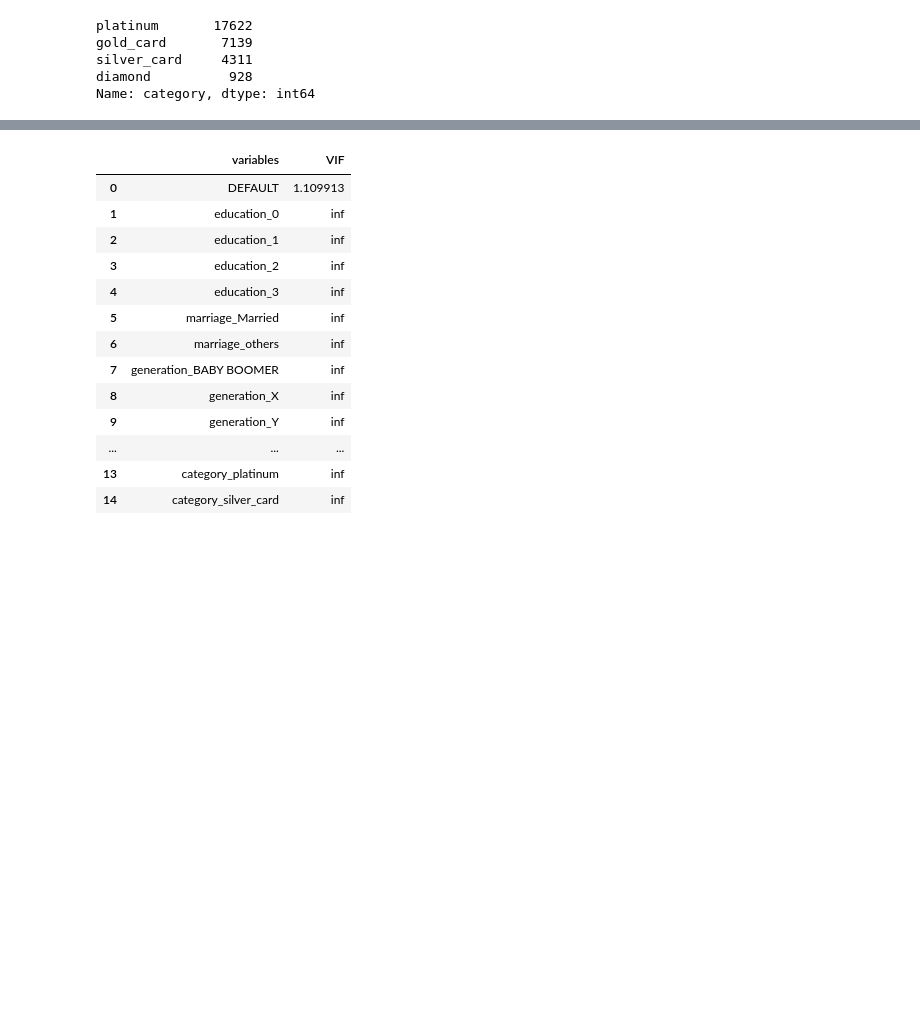
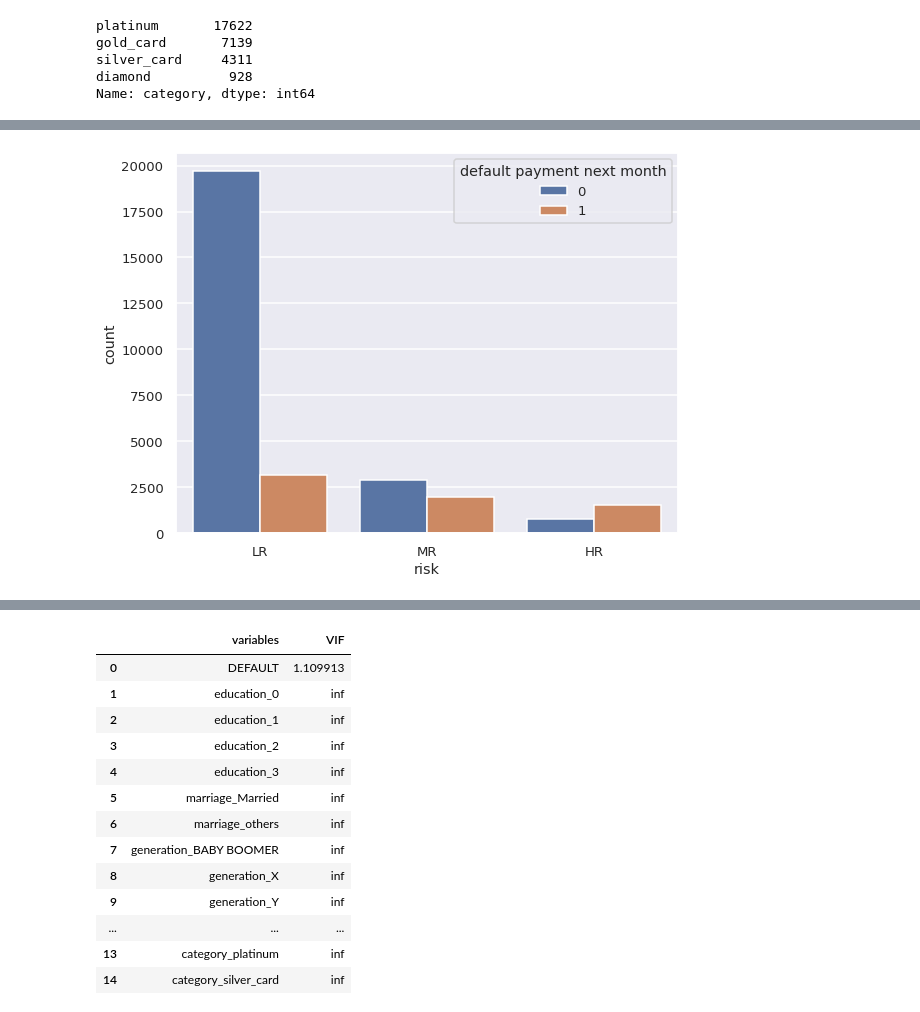
Before and after one commit to ajinkyajumde/CREDIT-CARD, a Jupyter notebook: Copy_of_Copy_of_Copy_of_Credit_Card_Default_Prediction_Capstone_Project.ipynb, the cells around one changed output, grey strips where cells are left out. Drawn from its saved outputs; the diff is of its cells as text; code cells hidden in the pictures; blank space fills up the shorter version.

```diff
--- a/Copy_of_Copy_of_Copy_of_Credit_Card_Default_Prediction_Capstone_Project.ipynb
+++ b/Copy_of_Copy_of_Copy_of_Credit_Card_Default_Prediction_Capstone_Project.ipynb
@@ -624,0 +642,4 @@ df=df.drop(columns=['LIMIT_BAL'])
+# %%
+ax = sns.countplot(x='risk',hue='default payment next month', data=df)
+# %% [output]
+[figure, added]
```
Also changed, not shown: parts of 14 cells of this notebook.
